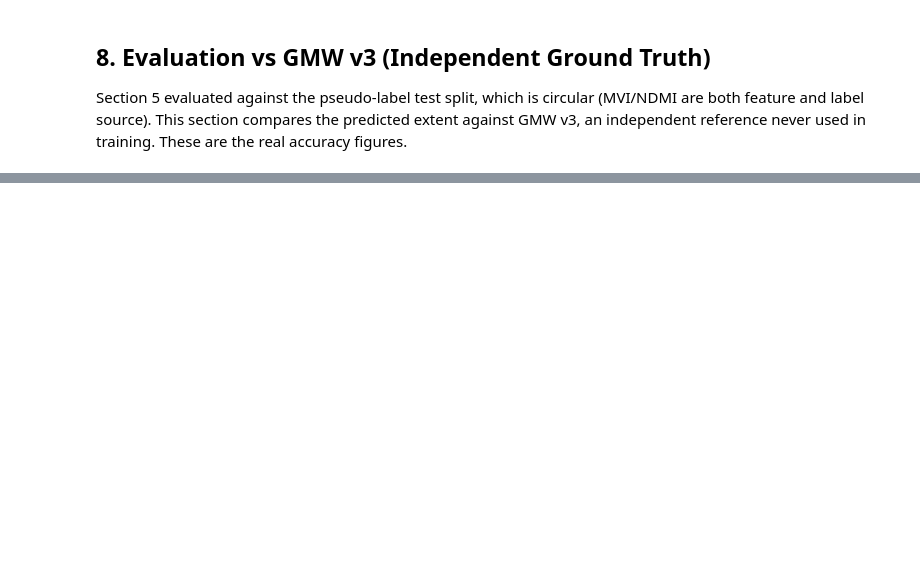
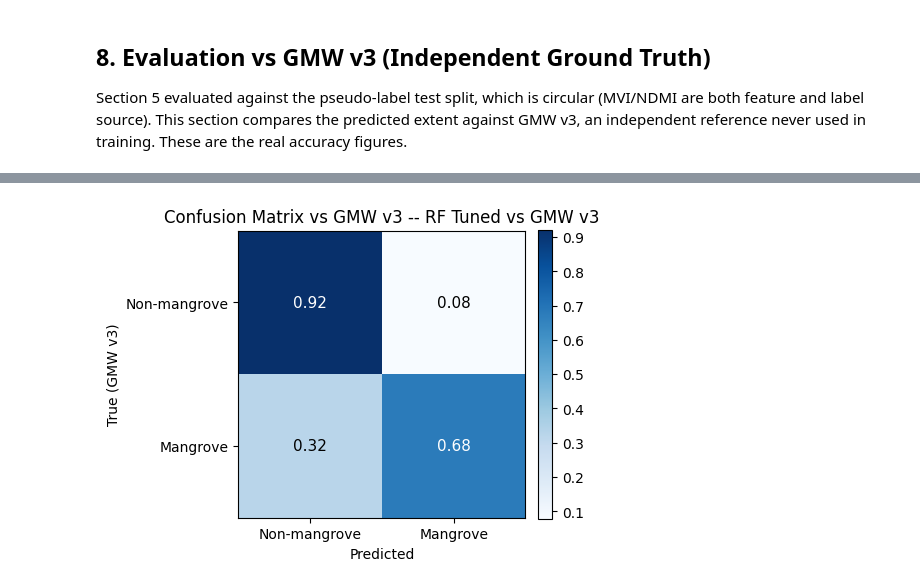
Before and after one commit to mwahyur46/tanager-mangrove-mapping, a Jupyter notebook: notebooks/02_classification.ipynb, the cells around one changed output, grey strips where cells are left out. Cells and saved outputs as stored; diff of their text form; code cells hidden in the pictures; blank space fills up the shorter version.

```diff
--- a/notebooks/02_classification.ipynb
+++ b/notebooks/02_classification.ipynb
@@ -472,0 +666,79 @@ gmw_eval['metrics_table'].to_csv(
+# %%
+# ============================================================
+# Evaluate RF tuned + XGBoost tuned vs GMW v3
+# Comparison: Default RF | RF Tuned | XGBoost Tuned
+# ============================================================
+import time
+import pandas as pd
+
+h, w = list(indices.values())[0].shape
+
+# RF tuned
+t0 = time.time()
+extent_rf_tuned = predict_extent(
+    rf_tuned, indices,
+    original_shape=(h, w),
+    candidate_mask=candidate_mask,
+    extra_features=extra_features,
+)
+print(f'RF tuned prediction : {time.time()-t0:.1f} s')
+gmw_eval_rf_tuned = evaluate_against_gmw(
+    extent_rf_tuned, gmw_raster,
+    eval_mask=candidate_mask,
+    model_name='RF Tuned',
+)
+
+# XGBoost tuned
+t0 = time.time()
+extent_xgb_tuned = predict_extent(
+    xgb_tuned, indices,
+    original_shape=(h, w),
+    candidate_mask=candidate_mask,
+    extra_features=extra_features,
+)
+print(f'XGB tuned prediction: {time.time()-t0:.1f} s')
+gmw_eval_xgb_tuned = evaluate_against_gmw(
+    extent_xgb_tuned, gmw_raster,
+    eval_mask=candidate_mask,
+    model_name='XGBoost Tuned',
+)
+
+# Comparison table: Default RF | RF Tuned | XGBoost Tuned
+rows = [
+    {'Model': 'RF Default',    'Kappa': gmw_eval['kappa'],
+     'Precision': gmw_eval['precision'], 'Recall': gmw_eval['recall'],
+     'F1': gmw_eval['f1_mangrove'], 'IoU': gmw_eval['IoU']},
+    {'Model': 'RF Tuned',      'Kappa': gmw_eval_rf_tuned['kappa'],
+     'Precision': gmw_eval_rf_tuned['precision'], 'Recall': gmw_eval_rf_tuned['recall'],
+     'F1': gmw_eval_rf_tuned['f1_mangrove'], 'IoU': gmw_eval_rf_tuned['IoU']},
+    {'Model': 'XGBoost Tuned', 'Kappa': gmw_eval_xgb_tuned['kappa'],
+     'Precision': gmw_eval_xgb_tuned['precision'], 'Recall': gmw_eval_xgb_tuned['recall'],
+     'F1': gmw_eval_xgb_tuned['f1_mangrove'], 'IoU': gmw_eval_xgb_tuned['IoU']},
+]
+df_compare = pd.DataFrame(rows)
+print("\n  Model comparison vs GMW v3:")
+print(df_compare.to_string(index=False))
+df_compare.to_csv(
+    OUT_RESULTS / f'model_comparison_{SITE}_{SCENE_ID}.csv', index=False
+)
+
+# Confusion + agreement maps for both tuned models
+for model_name, extent_map_tuned, tag in [
+    ('RF Tuned',      extent_rf_tuned,  'rf_tuned'),
+    ('XGBoost Tuned', extent_xgb_tuned, 'xgb_tuned'),
+]:
+    plot_confusion_matrix(
+        evaluate_against_gmw(extent_map_tuned, gmw_raster,
+                             eval_mask=candidate_mask,
+                             model_name=model_name)['confusion_matrix'],
+        model_name=f'{model_name} vs GMW v3',
+        normalize=True,
+        save_path=str(OUT_FIGURES / f'confusion_{tag}_{SITE}_{SCENE_ID}.png'),
+    )
+    plot_agreement_map(
+        extent_map_tuned, gmw_raster,
+        eval_mask=candidate_mask,
+        site=f'{SITE} ({model_name})',
+        save_path=str(OUT_FIGURES / f'agreement_{tag}_{SITE}_{SCENE_ID}.png'),
+    )
+# %% [output]
@@ -472,0 +762 @@ gmw_eval['metrics_table'].to_csv(
+[figure, added]
```
Also changed, not shown: parts of 28 cells of this notebook, 8 other files.
